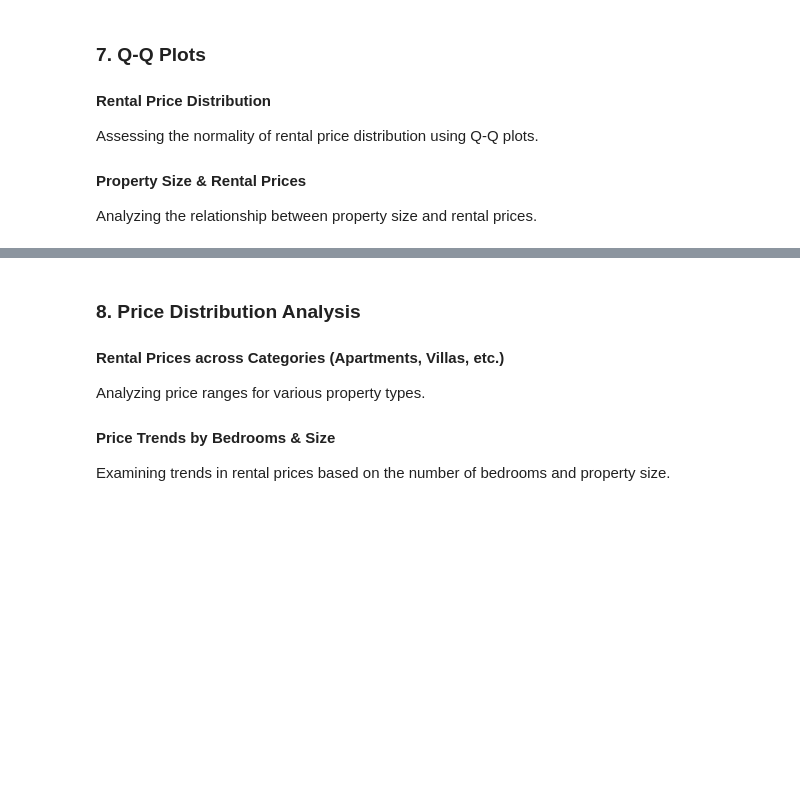
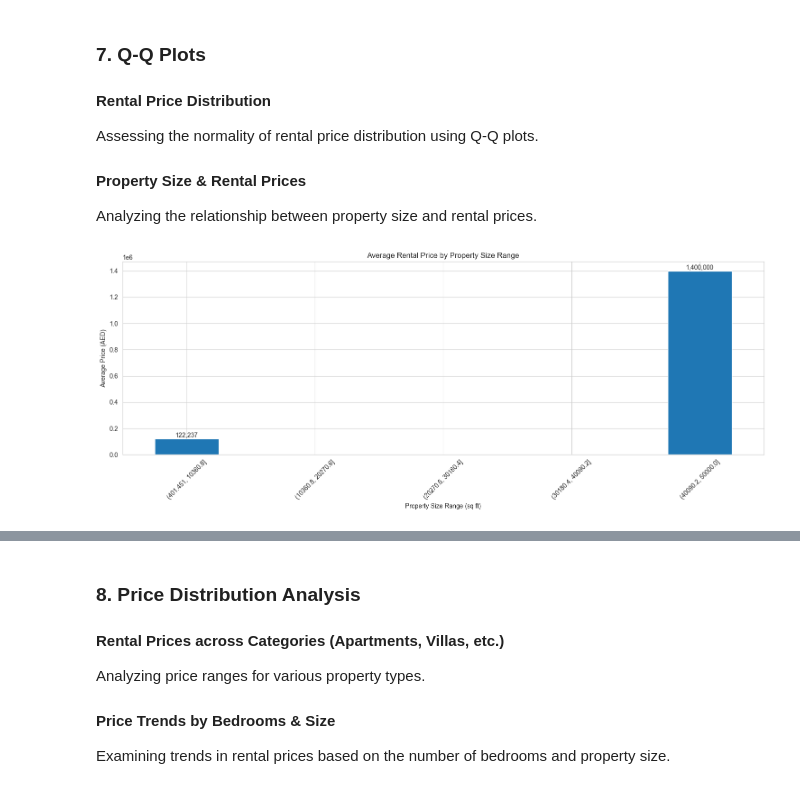
Before and after one commit to HamdanAlhajeri/StatisticsDubbizle, a Jupyter notebook: Data.ipynb, the cells around one changed output, grey strips where cells are left out. Cells and saved outputs as stored; diff of their text form; code cells hidden in the pictures; blank space fills up the shorter version.

```diff
--- a/Data.ipynb
+++ b/Data.ipynb
@@ -136,0 +166,21 @@ Analyzing the relationship between property size and rental prices.
+# %%
+fig, ax1 = plt.subplots(figsize=(15, 6))
+
+size_bins = pd.cut(db['Size'], bins=5)
+avg_price_by_size = db.groupby(size_bins)['Price'].mean()
+
+avg_price_by_size.plot(kind='bar', ax=ax1)
+ax1.set_title('Average Rental Price by Property Size Range')
+ax1.set_xlabel('Property Size Range (sq ft)')
+ax1.set_ylabel('Average Price (AED)')
+ax1.tick_params(axis='x', rotation=45)
+
+# Add price labels on top of bars
+for i, price in enumerate(avg_price_by_size):
+    if not np.isnan(price):
+        ax1.text(i, price, f'{int(price):,}', ha='center', va='bottom')
+
+plt.tight_layout()
+plt.show()
+# %% [output]
+[figure, added]
```
Also changed, not shown: parts of 19 cells of this notebook, 1 other file.
